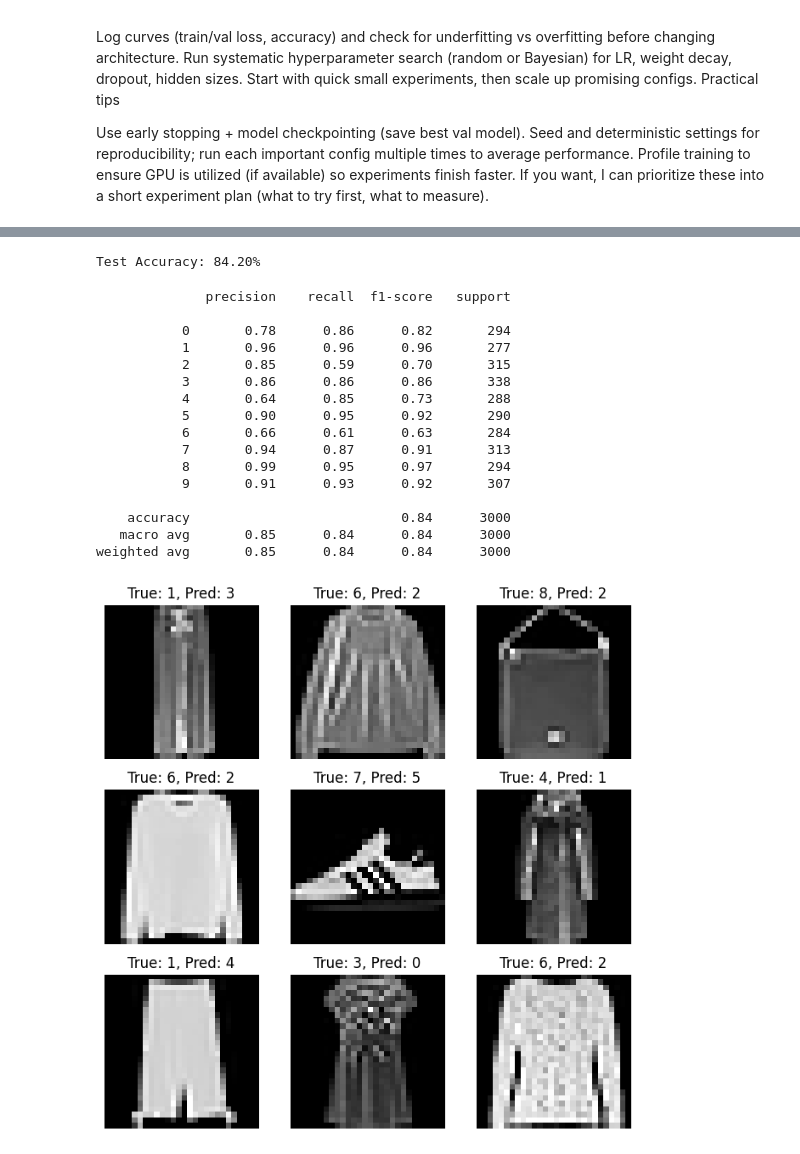
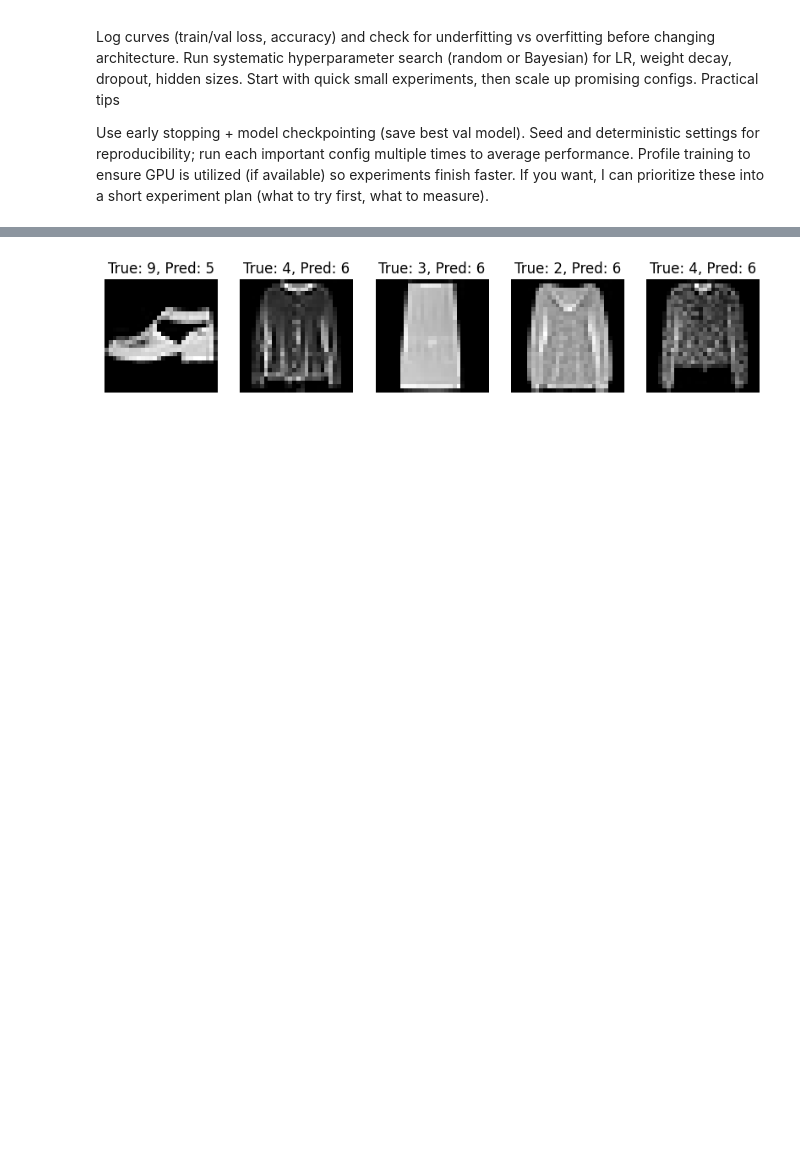
Before and after one commit to fynley17/AI-Class, a Jupyter notebook: Week5 - Feedforwading Neural Networks/homework/fasion.ipynb, the cells around one changed output, grey strips where cells are left out. Saved outputs shown, nothing was run; the diff lists cells and outputs as text; code cells hidden in the pictures; blank space fills up the shorter version.

```diff
--- a/Week5 - Feedforwading Neural Networks/homework/fasion.ipynb
+++ b/Week5 - Feedforwading Neural Networks/homework/fasion.ipynb
@@ -241,62 +455,24 @@ Early stopping triggered
-# %%
-model.eval()
-all_preds = []
-all_labels = []
-
-with torch.no_grad():
-    for images, labels in test_loader:
-        images, labels = images.to(device), labels.to(device)
-        outputs = model(images)
-        _, predicted = torch.max(outputs.data, 1)
-        all_preds.extend(predicted.cpu().numpy())
-        all_labels.extend(labels.cpu().numpy())
-
-accuracy = accuracy_score(all_labels, all_preds)
-print(f'Test Accuracy: {accuracy * 100:.2f}%')
-# %% [output]
-Test Accuracy: 84.20%
 # %%
-fig, axes = plt.subplots(3, 3, figsize=(8, 8))
-misclassified = []
-
+#output the ones it got wrong
 model.eval()
+incorrect_samples = []
 with torch.no_grad():
-    for idx in range(len(test_dataset)):
-        image, label = test_dataset[idx]
-        img_device = image.to(device).unsqueeze(0)
-        output = model(img_device)
-        _, pred = torch.max(output, 1)
-        if pred.item() != int(label):
-            misclassified.append((image, int(label), int(pred.item())))
-        if len(misclassified) >= 9:
-            break
-
-if len(misclassified) == 0:
-    print("All test samples classified correctly.")
-else:
-    for i, ax in enumerate(axes.flat):
-        ax.axis('off')
-        if i < len(misclassified):
-            image, true_label, pred_label = misclassified[i]
-            ax.imshow(image.cpu().view(28, 28), cmap='gray')
-            ax.set_title(f'True: {true_label}, Pred: {pred_label}')
-    print(classification_report(all_labels, all_preds))
-    plt.show()
+    for inputs, targets in val_loader:
+        inputs, targets = inputs.to(device), targets.to(device)
+        outputs = model(inputs)
+        _, predicted = torch.max(outputs, 1)
+        for i in range(len(targets)):
+            if predicted[i] != targets[i]:
+                incorrect_samples.append((inputs[i].cpu(), predicted[i].cpu(), targets[i].cpu()))
+# Display some incorrect samples
+num_display = 5
+plt.figure(figsize=(10, 5))
+for i in range(min(num_display, len(incorrect_samples))):
+    img, pred, true = incorrect_samples[i]
+    plt.subplot(1, num_display, i + 1)
+    plt.imshow(img.squeeze(), cmap='gray')
+    plt.title(f'True: {true}, Pred: {pred}')
+    plt.axis('off')
+plt.show()
 # %% [output]
-              precision    recall  f1-score   support
-
-           0       0.78      0.86      0.82       294
-           1       0.96      0.96      0.96       277
-           2       0.85      0.59      0.70       315
-           3       0.86      0.86      0.86       338
-           4       0.64      0.85      0.73       288
-           5       0.90      0.95      0.92       290
-           6       0.66      0.61      0.63       284
-           7       0.94      0.87      0.91       313
-           8       0.99      0.95      0.97       294
-           9       0.91      0.93      0.92       307
-
-    accuracy                           0.84      3000
-   macro avg       0.85      0.84      0.84      3000
-weighted avg       0.85      0.84      0.84      3000
-[figure, old version]
+[figure, new version]
```
Also changed, not shown: parts of 10 cells of this notebook, 25 other files.
